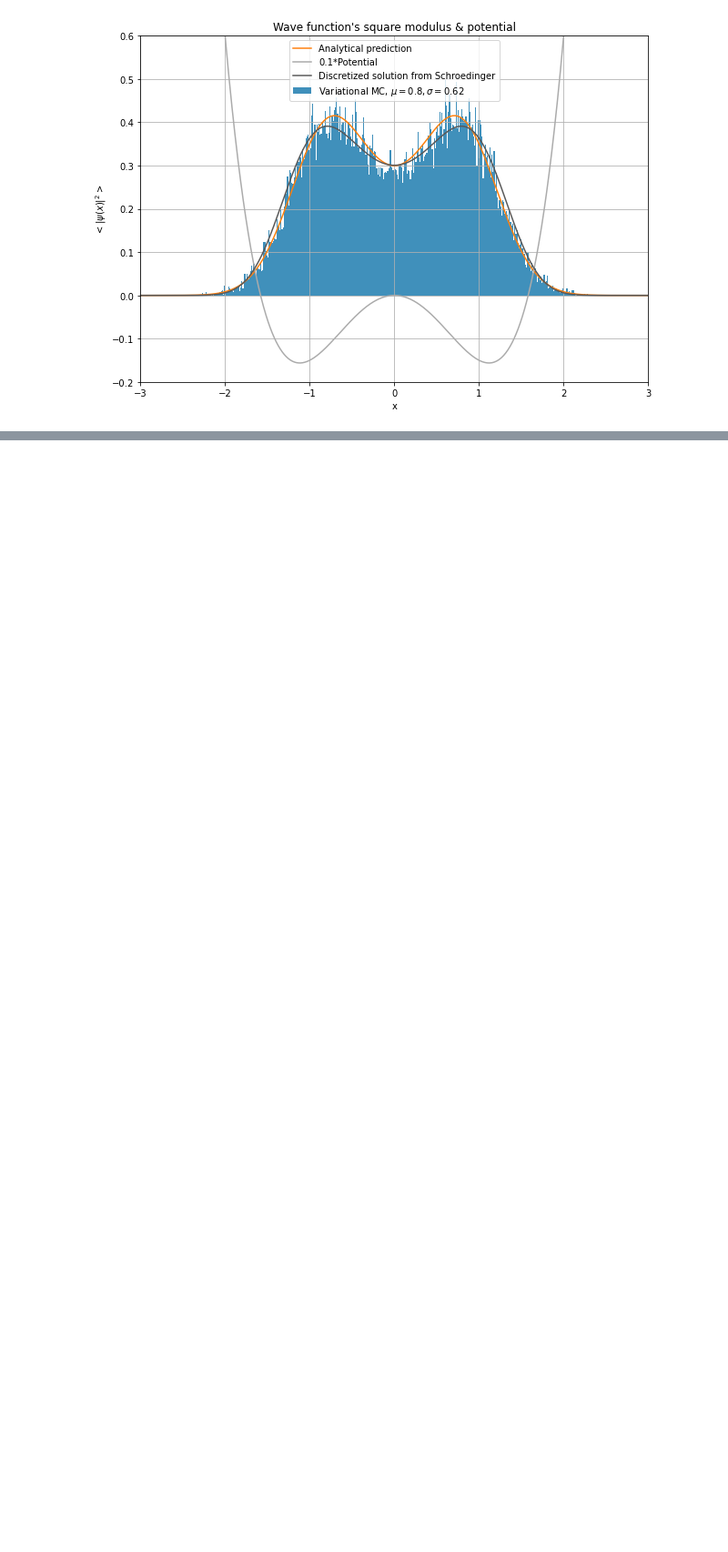
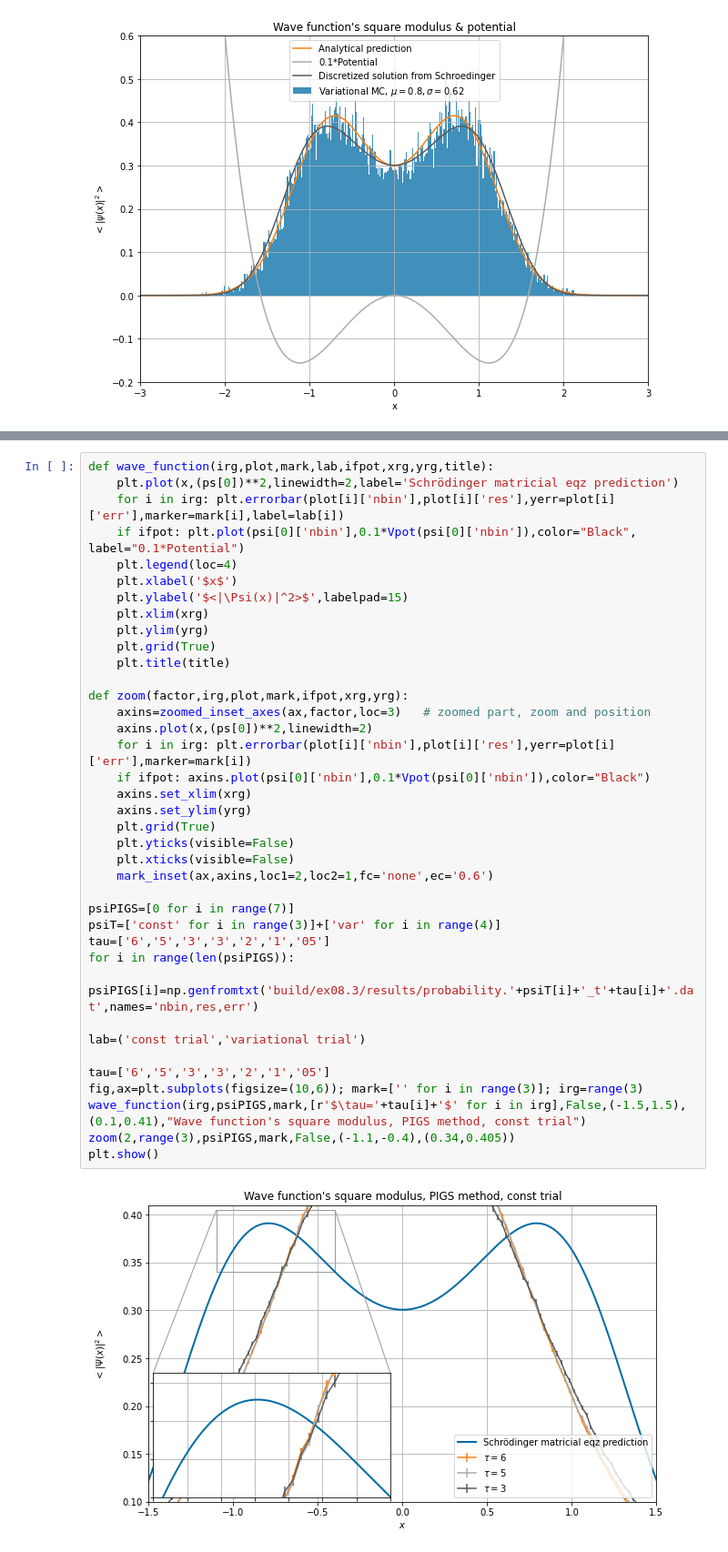
Before and after one commit to pyros-cyber/lsn, a Jupyter notebook: exercise08/exercise08.ipynb, the cells around one changed output, grey strips where cells are left out. Shown at 91% size. Drawn from its saved outputs; the diff is of its cells as text; blank space fills up the shorter version.

```diff
--- a/exercise08/exercise08.ipynb
+++ b/exercise08/exercise08.ipynb
@@ -189,0 +271,40 @@ plt.show()
+# %%
+def wave_function(irg,plot,mark,lab,ifpot,xrg,yrg,title):
+    plt.plot(x,(ps[0])**2,linewidth=2,label='Schrödinger matricial eqz prediction')
+    for i in irg: plt.errorbar(plot[i]['nbin'],plot[i]['res'],yerr=plot[i]['err'],marker=mark[i],label=lab[i])
+    if ifpot: plt.plot(psi[0]['nbin'],0.1*Vpot(psi[0]['nbin']),color="Black", label="0.1*Potential")
+    plt.legend(loc=4)
+    plt.xlabel('$x$')
+    plt.ylabel('$<|\Psi(x)|^2>$',labelpad=15)
+    plt.xlim(xrg)
+    plt.ylim(yrg)
+    plt.grid(True)
+    plt.title(title)
+
+def zoom(factor,irg,plot,mark,ifpot,xrg,yrg):
+    axins=zoomed_inset_axes(ax,factor,loc=3)   # zoomed part, zoom and position
+    axins.plot(x,(ps[0])**2,linewidth=2)
+    for i in irg: plt.errorbar(plot[i]['nbin'],plot[i]['res'],yerr=plot[i]['err'],marker=mark[i])
+    if ifpot: axins.plot(psi[0]['nbin'],0.1*Vpot(psi[0]['nbin']),color="Black")
+    axins.set_xlim(xrg)
+    axins.set_ylim(yrg)
+    plt.grid(True)
+    plt.yticks(visible=False)
+    plt.xticks(visible=False)
+    mark_inset(ax,axins,loc1=2,loc2=1,fc='none',ec='0.6')
+
+psiPIGS=[0 for i in range(7)]
+psiT=['const' for i in range(3)]+['var' for i in range(4)]
+tau=['6','5','3','3','2','1','05']
+for i in range(len(psiPIGS)):
+    psiPIGS[i]=np.genfromtxt('build/ex08.3/results/probability.'+psiT[i]+'_t'+tau[i]+'.dat',names='nbin,res,err')
+
+lab=('const trial','variational trial')
+
+tau=['6','5','3','3','2','1','05']
+fig,ax=plt.subplots(figsize=(10,6)); mark=['' for i in range(3)]; irg=range(3)
+wave_function(irg,psiPIGS,mark,[r'$\tau='+tau[i]+'$' for i in irg],False,(-1.5,1.5),(0.1,0.41),"Wave function's square modulus, PIGS method, const trial")
+zoom(2,range(3),psiPIGS,mark,False,(-1.1,-0.4),(0.34,0.405))
+plt.show()
+# %% [output]
+[figure, added]
```
Also changed, not shown: parts of 6 cells of this notebook, 19 other files.
